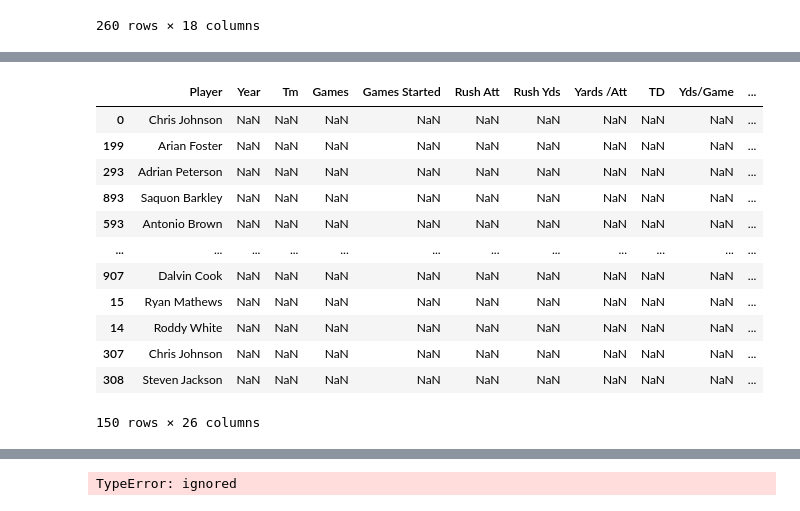
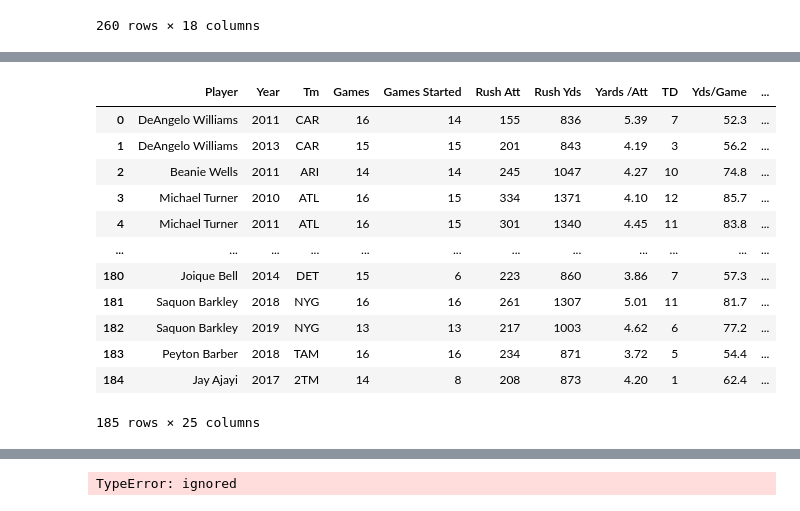
Before and after one commit to rich1123/DataEngineering.Labs.AirflowProject, a Jupyter notebook: football.ipynb, the cells around one changed output, grey strips where cells are left out. Drawn from its saved outputs; the diff is of its cells as text; code cells hidden in the pictures.

```diff
--- a/football.ipynb
+++ b/football.ipynb
@@ -10,5 +12,5 @@ Saving ADP.csv to ADP.csv
 # %%
-adp = pd.read_csv('ADP.csv')
+adp = pd.read_csv('ADP (1).csv')
 # %%
 rb = pd.read_csv('rb_data (4).csv')
 # %%
@@ -59 +59,3 @@ rb_adp = pd.concat(frames)
+# %%
+rb_adp = pd.merge(rb, new_adp, on=['Year', 'Player'])
 # %%
@@ -71,17 +77,17 @@ rb_adp.describe()
 # %%
 # rb_adp.head(50)
-rb_adp.sort_values(by=['Pick']).head(150)
+rb_adp
 # %% [output]
 |  | Player | Year | Tm | Games | Games Started | Rush Att | Rush Yds | Yards /Att | TD | Yds/Game | ... |
-| 0 | Chris Johnson | NaN | NaN | NaN | NaN | NaN | NaN | NaN | NaN | NaN | ... |
-| 199 | Arian Foster | NaN | NaN | NaN | NaN | NaN | NaN | NaN | NaN | NaN | ... |
-| 293 | Adrian Peterson | NaN | NaN | NaN | NaN | NaN | NaN | NaN | NaN | NaN | ... |
-| 893 | Saquon Barkley | NaN | NaN | NaN | NaN | NaN | NaN | NaN | NaN | NaN | ... |
-| 593 | Antonio Brown | NaN | NaN | NaN | NaN | NaN | NaN | NaN | NaN | NaN | ... |
+| 0 | DeAngelo Williams | 2011 | CAR | 16 | 14 | 155 | 836 | 5.39 | 7 | 52.3 | ... |
+| 1 | DeAngelo Williams | 2013 | CAR | 15 | 15 | 201 | 843 | 4.19 | 3 | 56.2 | ... |
+| 2 | Beanie Wells | 2011 | ARI | 14 | 14 | 245 | 1047 | 4.27 | 10 | 74.8 | ... |
+| 3 | Michael Turner | 2010 | ATL | 16 | 15 | 334 | 1371 | 4.10 | 12 | 85.7 | ... |
+| 4 | Michael Turner | 2011 | ATL | 16 | 15 | 301 | 1340 | 4.45 | 11 | 83.8 | ... |
 | ... | ... | ... | ... | ... | ... | ... | ... | ... | ... | ... | ... |
-| 907 | Dalvin Cook | NaN | NaN | NaN | NaN | NaN | NaN | NaN | NaN | NaN | ... |
-| 15 | Ryan Mathews | NaN | NaN | NaN | NaN | NaN | NaN | NaN | NaN | NaN | ... |
-| 14 | Roddy White | NaN | NaN | NaN | NaN | NaN | NaN | NaN | NaN | NaN | ... |
-| 307 | Chris Johnson | NaN | NaN | NaN | NaN | NaN | NaN | NaN | NaN | NaN | ... |
-| 308 | Steven Jackson | NaN | NaN | NaN | NaN | NaN | NaN | NaN | NaN | NaN | ... |
+| 180 | Joique Bell | 2014 | DET | 15 | 6 | 223 | 860 | 3.86 | 7 | 57.3 | ... |
+| 181 | Saquon Barkley | 2018 | NYG | 16 | 16 | 261 | 1307 | 5.01 | 11 | 81.7 | ... |
+| 182 | Saquon Barkley | 2019 | NYG | 13 | 13 | 217 | 1003 | 4.62 | 6 | 77.2 | ... |
+| 183 | Peyton Barber | 2018 | TAM | 16 | 16 | 234 | 871 | 3.72 | 5 | 54.4 | ... |
+| 184 | Jay Ajayi | 2017 | 2TM | 14 | 8 | 208 | 873 | 4.20 | 1 | 62.4 | ... |
-150 rows × 26 columns
+185 rows × 25 columns
```
Also changed, not shown: parts of 7 cells of this notebook.
